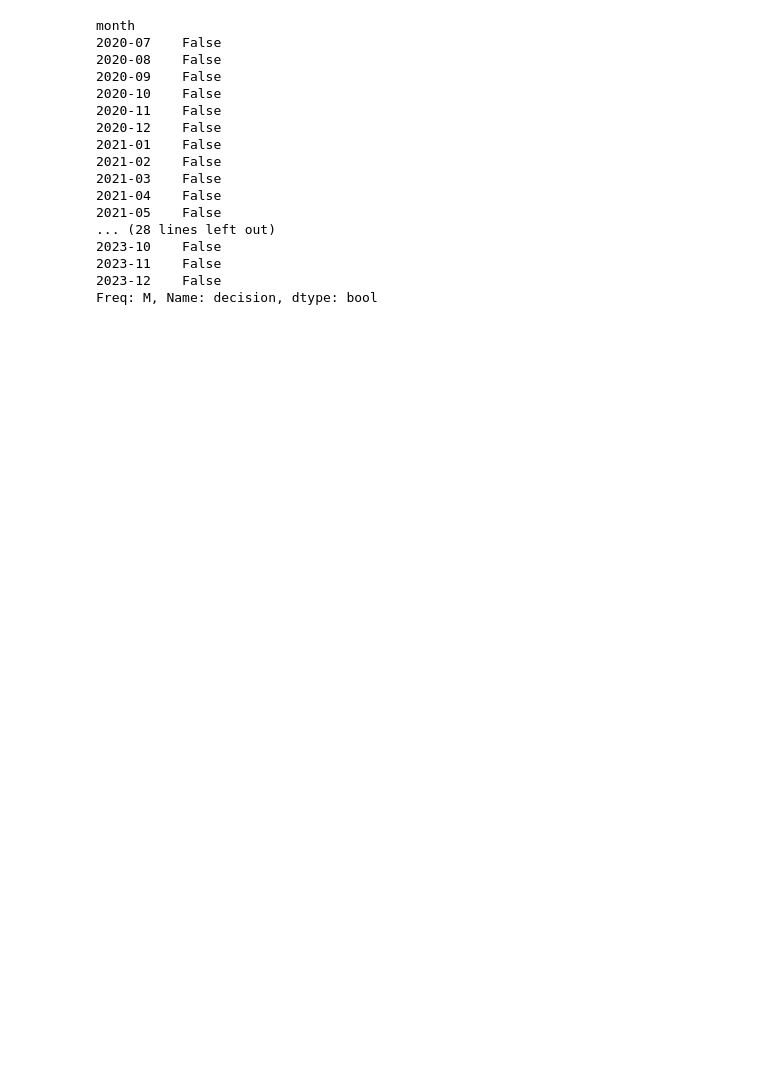
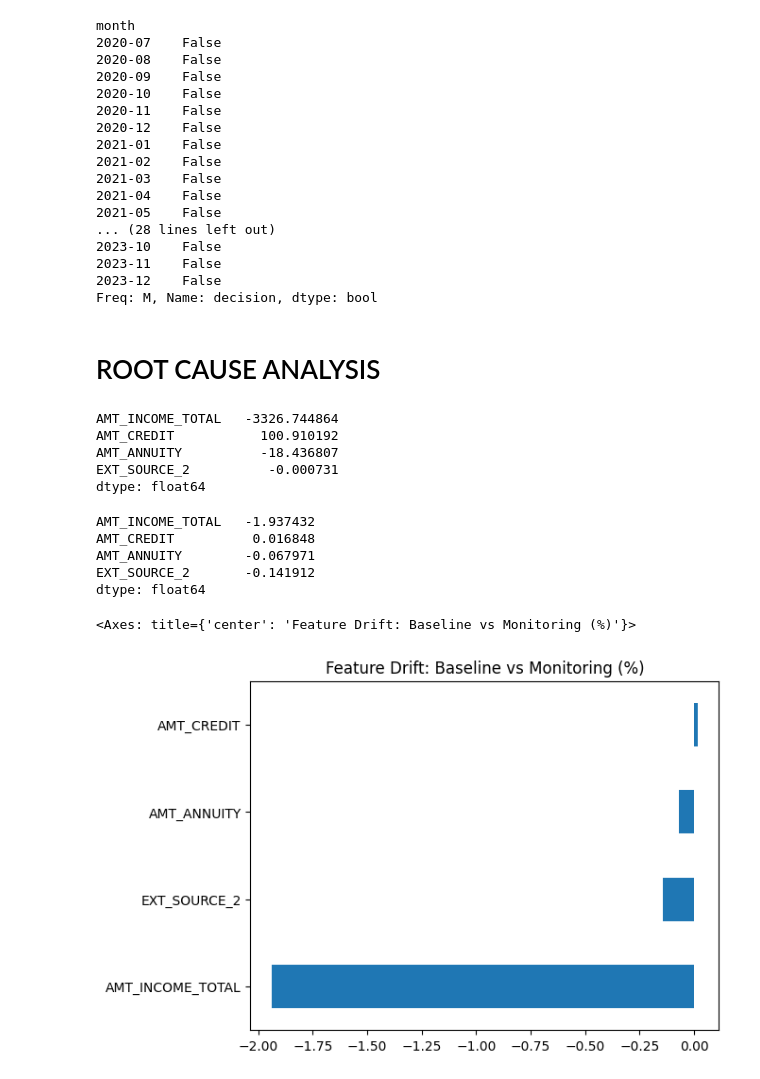
Before and after one commit to SujalDhanwani/eds3-decision-drift-monitoring, a Jupyter notebook: exploration.ipynb, the cells around one changed output. Drawn from its saved outputs; the diff is of its cells as text; code cells hidden in the pictures; blank space fills up the shorter version.

Commit message:
Add root cause analysis for approval drift using key features

```diff
--- a/exploration.ipynb
+++ b/exploration.ipynb
@@ -212,3 +212,41 @@ for month, drift in approval_drift.items():
             f"⚠️ Drift detected in {month}: "
             f"approval rate changed by {drift:.2%}"
         )
+# %% [markdown]
+# ROOT CAUSE ANALYSIS
+# %%
+key_features=[
+    'AMT_INCOME_TOTAL',
+    'AMT_CREDIT',
+    'AMT_ANNUITY',
+    'EXT_SOURCE_2'
+]
+# %%
+baseline_summary = baseline_df[key_features].mean()
+monitor_summary = monitor_df[key_features].mean()
+
+feature_shift = monitor_summary - baseline_summary
+print(feature_shift)
+# %% [output]
+AMT_INCOME_TOTAL   -3326.744864
+AMT_CREDIT           100.910192
+AMT_ANNUITY          -18.436807
+EXT_SOURCE_2          -0.000731
+dtype: float64
+# %%
+feature_shift_pct = (feature_shift / baseline_summary) * 100
+feature_shift_pct
+# %% [output]
+AMT_INCOME_TOTAL   -1.937432
+AMT_CREDIT          0.016848
+AMT_ANNUITY        -0.067971
+EXT_SOURCE_2       -0.141912
+dtype: float64
+# %%
+feature_shift_pct.sort_values().plot(
+    kind='barh',
+    title='Feature Drift: Baseline vs Monitoring (%)'
+)
+# %% [output]
+<Axes: title={'center': 'Feature Drift: Baseline vs Monitoring (%)'}>
+[figure, added]
```
Also changed, not shown: parts of 8 cells of this notebook.
